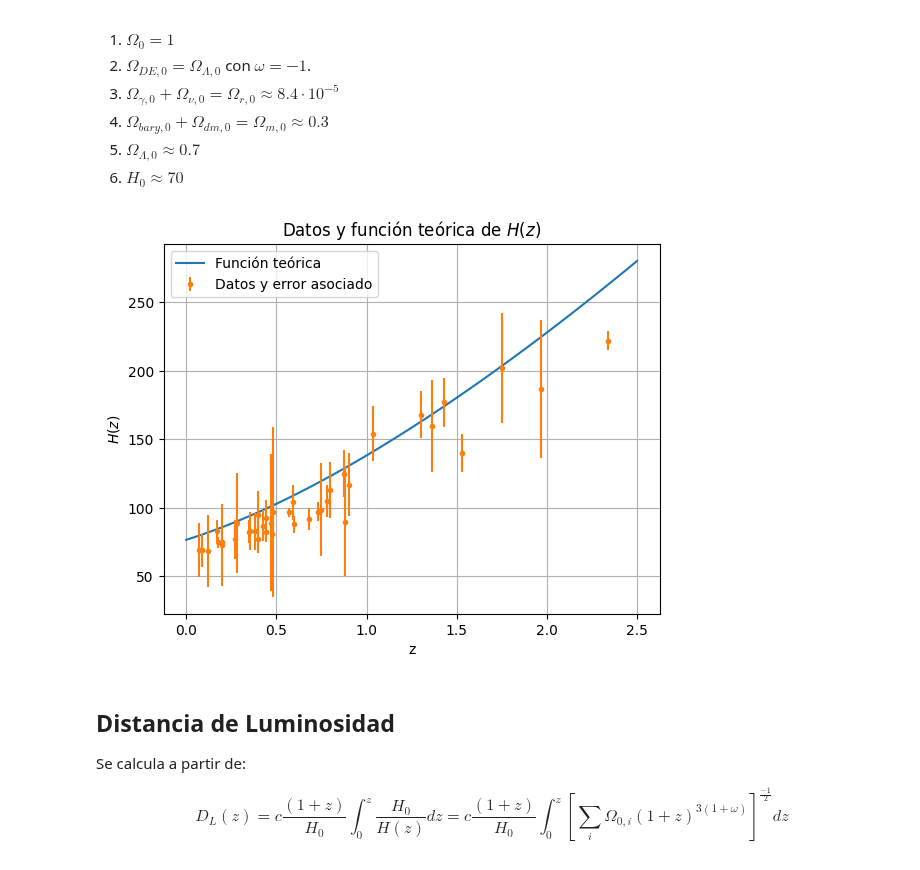
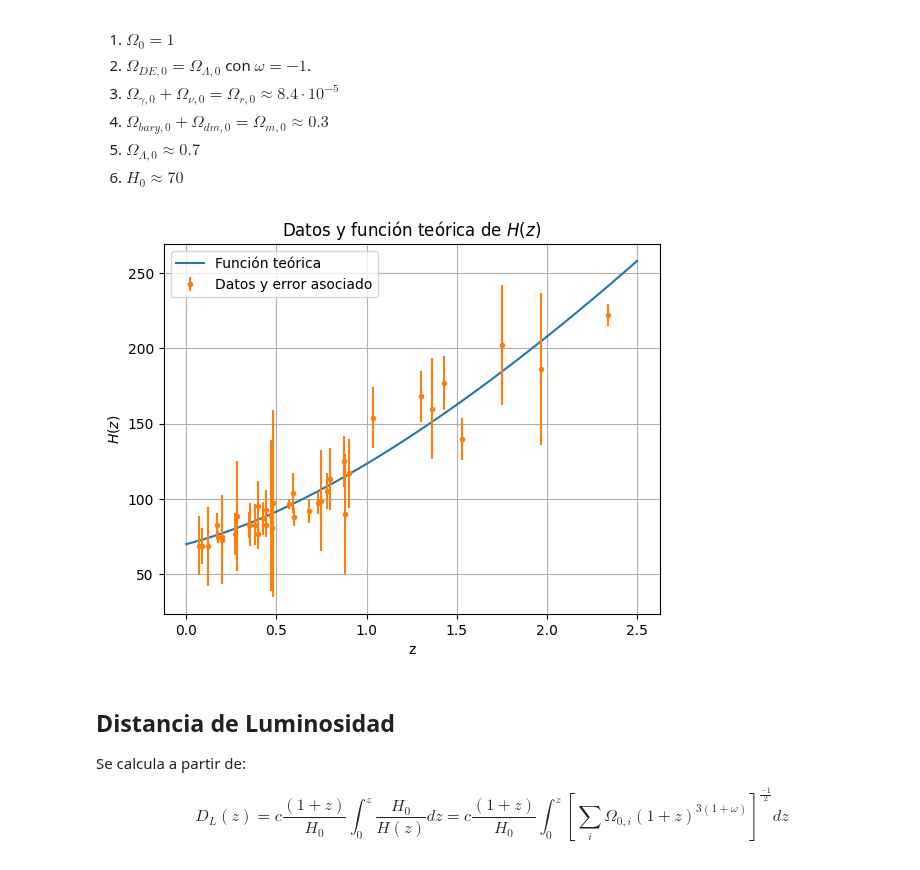
Before and after one commit to XimePS/Practica-DFI, a Jupyter notebook: Codigo con hub_data.ipynb, the cells around one changed output. Cells and saved outputs as stored; diff of their text form; code cells hidden in the pictures.

```diff
--- a/Codigo con hub_data.ipynb
+++ b/Codigo con hub_data.ipynb
@@ -253,28 +253,28 @@ Este describe un universo **plano** tal que:
 # %%
 # Para Benchmark Model
 H_0 = 70
 O_r = 8.4*10**(-5)
 O_m = 0.3
-O_lambda = 0.7
+O_lambda = 0.7 - 8.4*10**(-5)
 o_DE = -1
-O_0 = 0.8
+O_0 = 1
 
 # Se crea un arreglo de z para la función teórica
 z_bu = np.linspace(0, 2.5, 100)
 
 # hub_data_3.txt
 H_teorico = H_bm(z_bu,O_r, O_m, O_lambda, o_DE, O_0)
 
 plt.plot(z_bu, H_teorico, label = 'Función teórica')
 plt.errorbar(z, H, yerr=desv, fmt='.', label='Datos y error asociado')
 plt.grid(True)
 plt.title('Datos y función teórica de $H(z)$')
 plt.xlabel('z')
 plt.ylabel('$H(z)$')
 plt.legend()
 plt.show()
 # %% [output]
-[figure, old version]
+[figure, new version]
 # %% [markdown]
 ## Distancia de Luminosidad
 
```
Also changed, not shown: parts of 2 cells of this notebook, 3 other files.
